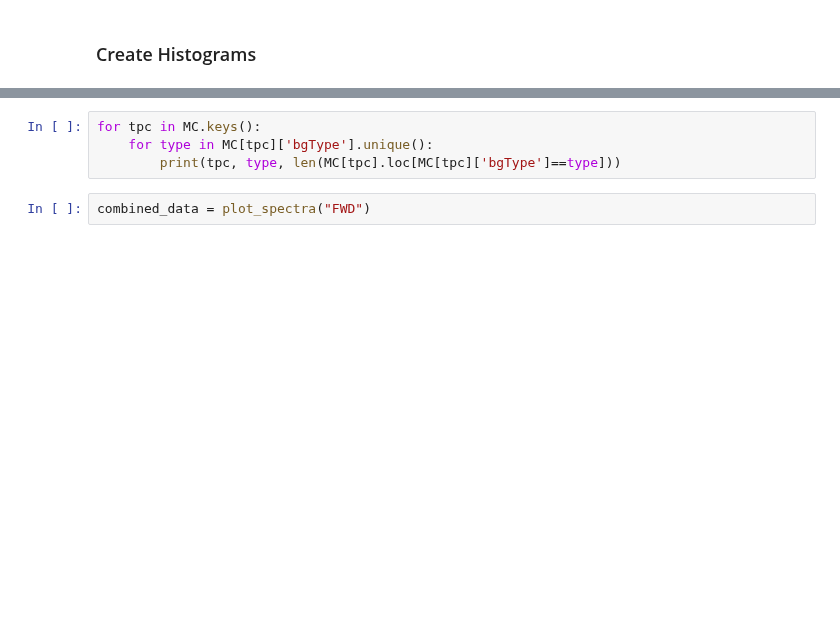
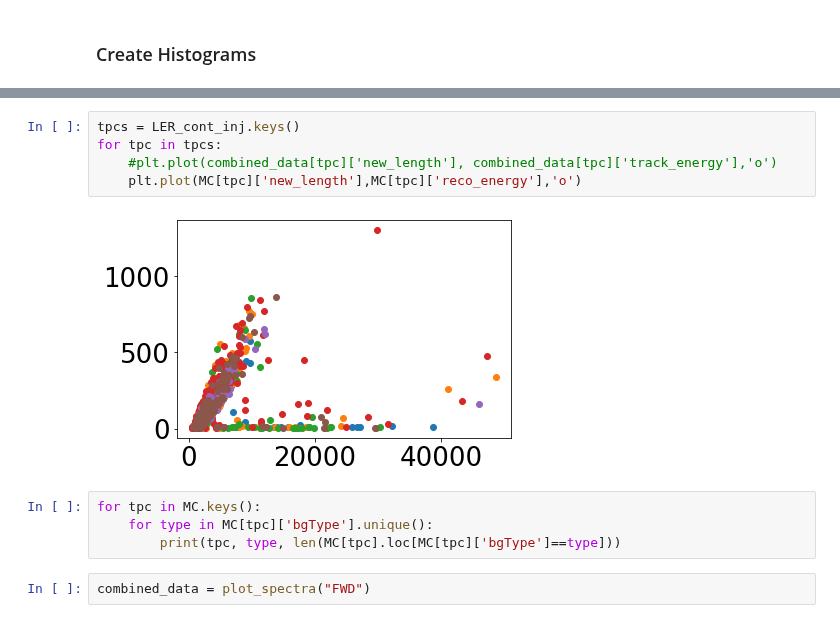
Before and after one commit to jschuel/jeff_workspace, a Jupyter notebook: analysis/phase3/with_sim/Spectra_and_angular_plots.ipynb, the cells around one changed output, grey strips where cells are left out. Drawn from its saved outputs; the diff is of its cells as text; blank space fills up the shorter version.

```diff
--- a/analysis/phase3/with_sim/Spectra_and_angular_plots.ipynb
+++ b/analysis/phase3/with_sim/Spectra_and_angular_plots.ipynb
@@ -257,3 +261,10 @@ Warning in <TCanvas::Constructor>: Deleting canvas with same name: c1
+# %%
+tpcs = LER_cont_inj.keys()
+for tpc in tpcs:
+    #plt.plot(combined_data[tpc]['new_length'], combined_data[tpc]['track_energy'],'o')
+    plt.plot(MC[tpc]['new_length'],MC[tpc]['reco_energy'],'o')
+# %% [output]
+[figure, added]
 # %%
 for tpc in MC.keys():
     for type in MC[tpc]['bgType'].unique():
```
Also changed, not shown: parts of 11 cells of this notebook, 4 other files.
